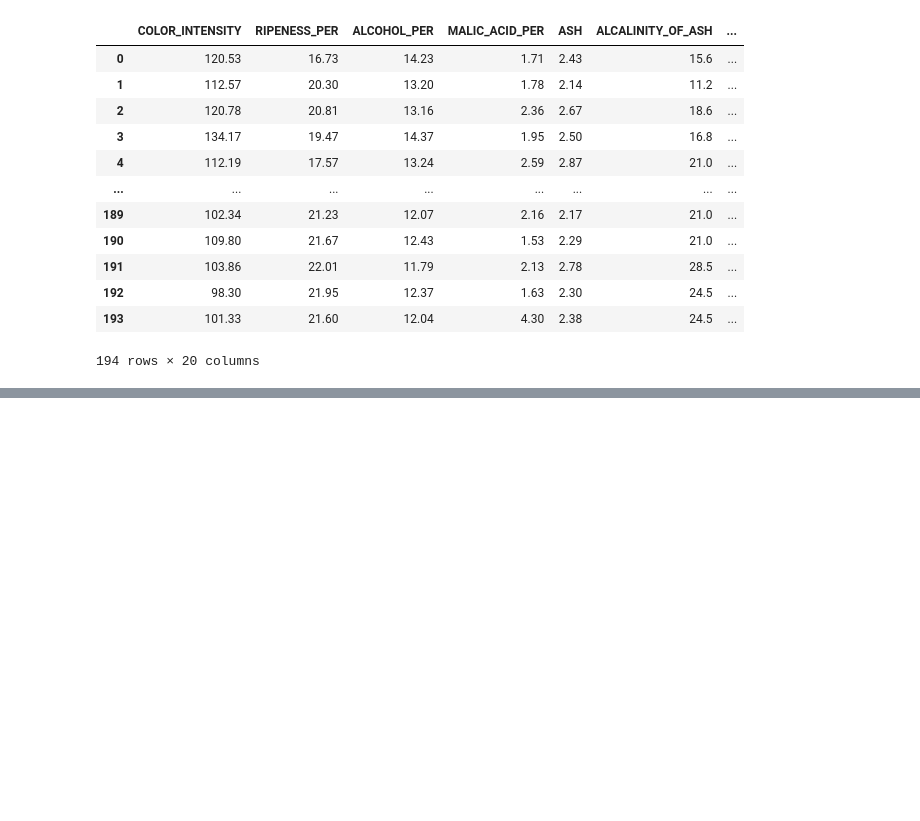
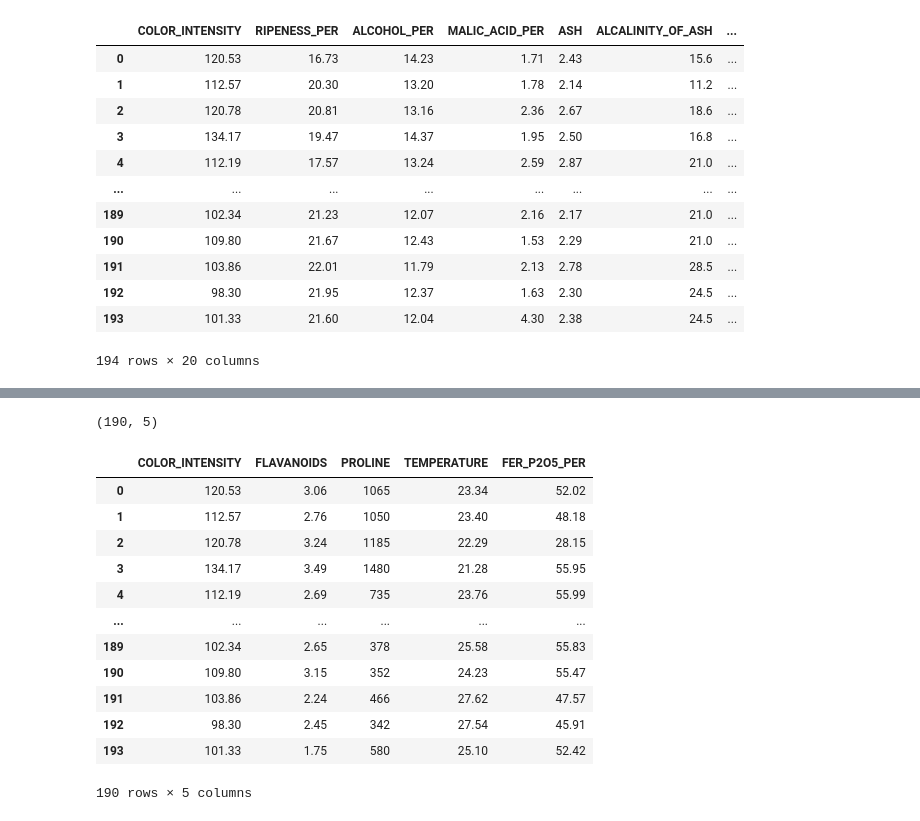
Before and after one commit to AdityaThakare72/Ajeenkya_DYP_Jan2026, a Jupyter notebook: Day10/project_Jan20.ipynb, the cells around one changed output, grey strips where cells are left out. Cells and saved outputs as stored; diff of their text form; code cells hidden in the pictures; blank space fills up the shorter version.

```diff
--- a/Day10/project_Jan20.ipynb
+++ b/Day10/project_Jan20.ipynb
@@ -158,0 +165,3 @@ x
+# %%
+clean = iso.fit_predict(x)
+clean
@@ -158,0 +181,3 @@ x
+# %%
+x  = x[clean==1]
+y  = y[clean==1]
@@ -158,0 +192,7 @@ x
+# %%
+skb = SelectKBest(score_func=chi2, k=5)
+# %%
+x_new = skb.fit_transform(x, y)
+x_new.shape
+# %% [output]
+(190, 5)
@@ -158,0 +201,17 @@ x
+# %%
+x = x.loc[:, skb.get_support()]
+x
+# %% [output]
+|  | COLOR_INTENSITY | FLAVANOIDS | PROLINE | TEMPERATURE | FER_P2O5_PER |
+| 0 | 120.53 | 3.06 | 1065 | 23.34 | 52.02 |
+| 1 | 112.57 | 2.76 | 1050 | 23.40 | 48.18 |
+| 2 | 120.78 | 3.24 | 1185 | 22.29 | 28.15 |
+| 3 | 134.17 | 3.49 | 1480 | 21.28 | 55.95 |
+| 4 | 112.19 | 2.69 | 735 | 23.76 | 55.99 |
+| ... | ... | ... | ... | ... | ... |
+| 189 | 102.34 | 2.65 | 378 | 25.58 | 55.83 |
+| 190 | 109.80 | 3.15 | 352 | 24.23 | 55.47 |
+| 191 | 103.86 | 2.24 | 466 | 27.62 | 47.57 |
+| 192 | 98.30 | 2.45 | 342 | 27.54 | 45.91 |
+| 193 | 101.33 | 1.75 | 580 | 25.10 | 52.42 |
+190 rows × 5 columns
```
Also changed, not shown: parts of 8 cells of this notebook.
